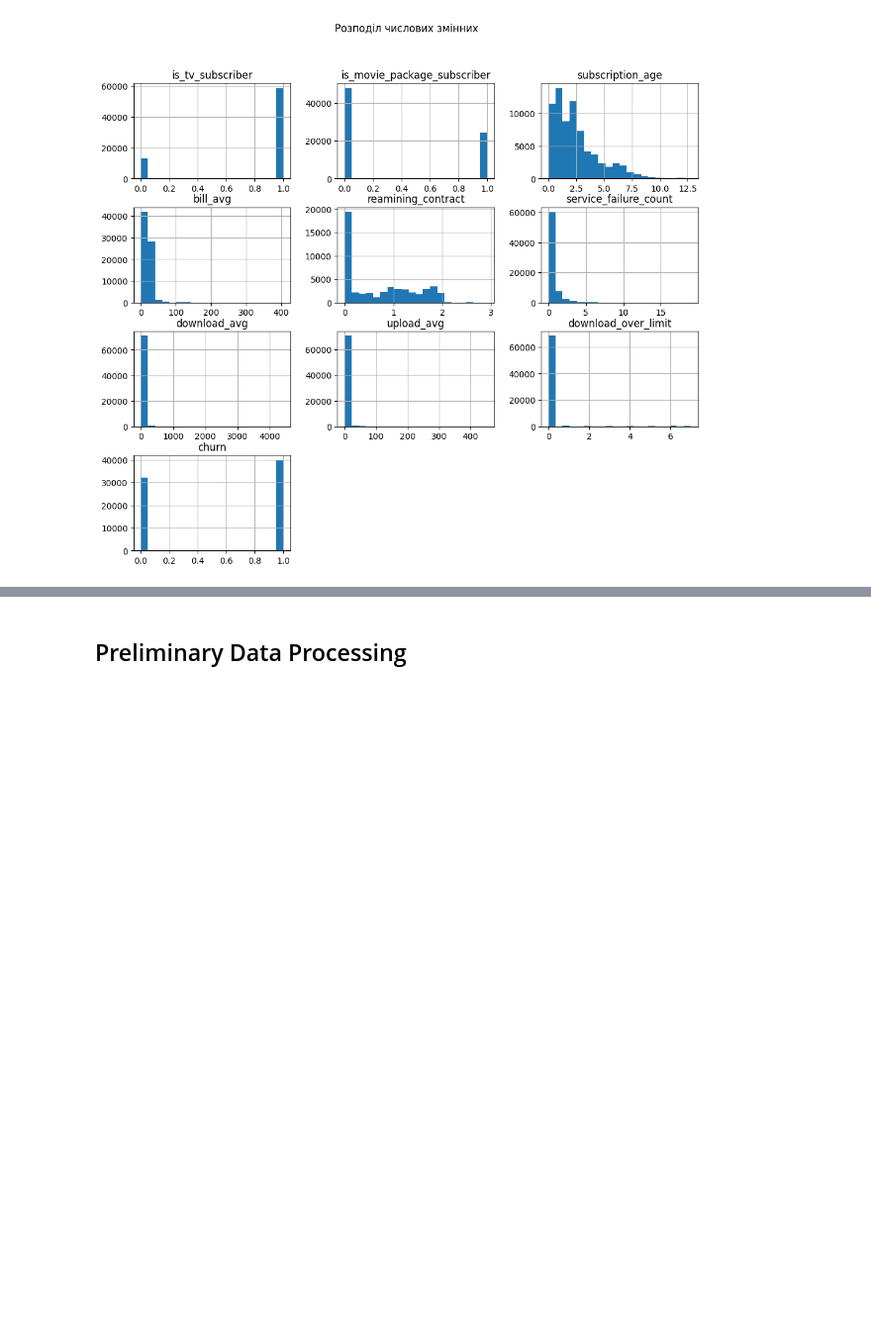
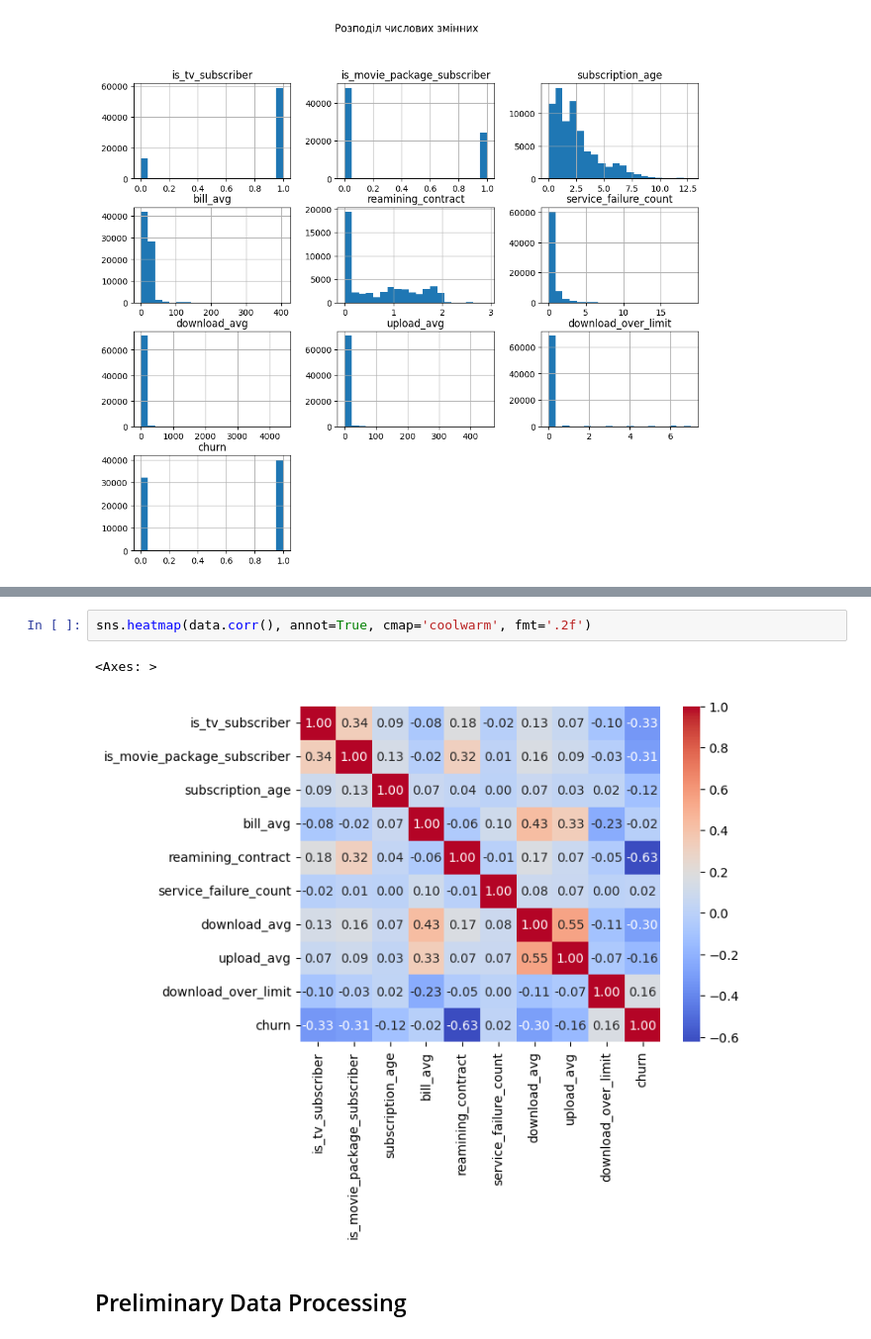
Before and after one commit to bohdin/Customer_Outflow, a Jupyter notebook: EDA.ipynb, the cells around one changed output, grey strips where cells are left out. Shown at 99% size. Saved outputs shown, nothing was run; the diff lists cells and outputs as text; blank space fills up the shorter version.

```diff
--- a/EDA.ipynb
+++ b/EDA.ipynb
@@ -73,2 +59,7 @@ data.corr()
+# %%
+sns.heatmap(data.corr(), annot=True, cmap='coolwarm', fmt='.2f')
+# %% [output]
+<Axes: >
+[figure, added]
 # %% [markdown]
 ## Preliminary Data Processing
```
Also changed, not shown: parts of 10 cells of this notebook, 6 other files.
